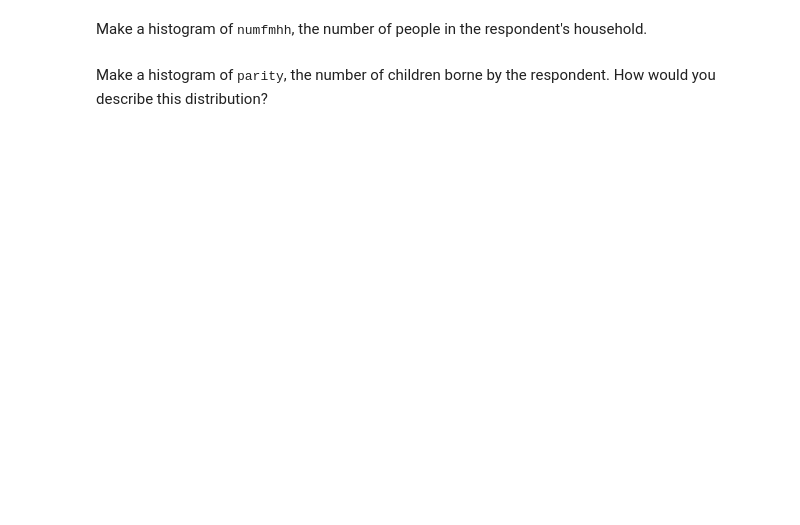
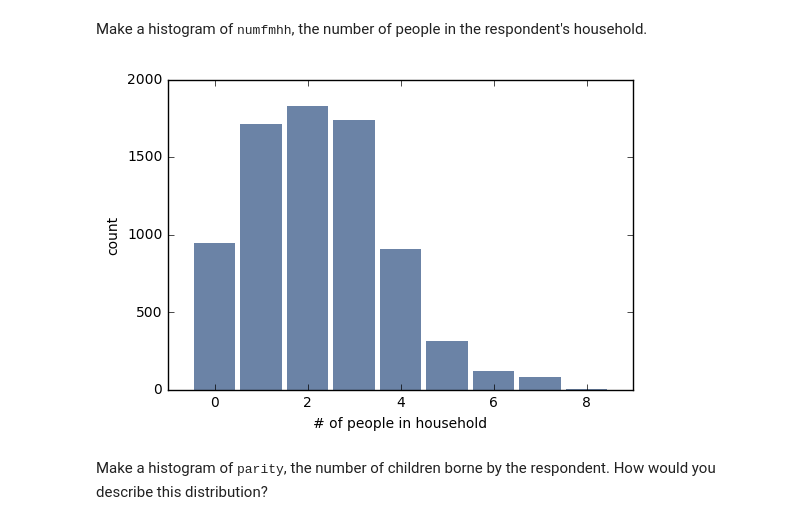
Before and after one commit to randyn92/ThinkStats2, a Jupyter notebook: code/chap02ex.ipynb, the cells around one changed output. Saved outputs shown, nothing was run; the diff lists cells and outputs as text; code cells hidden in the pictures; blank space fills up the shorter version.

```diff
--- a/code/chap02ex.ipynb
+++ b/code/chap02ex.ipynb
@@ -252,2 +260,7 @@ Make a histogram of <tt>numfmhh</tt>, the number of people in the respondent's h
+# %%
+thinkplot.Hist(thinkstats2.Hist(resp.numfmhh))
+thinkplot.Config(xlabel='# of people in household', ylabel='count')
+# %% [output]
+[figure, added]
 # %% [markdown]
 Make a histogram of <tt>parity</tt>, the number of children borne by the respondent.  How would you describe this distribution?
```
Also changed, not shown: parts of 22 cells of this notebook, 1 other file.
